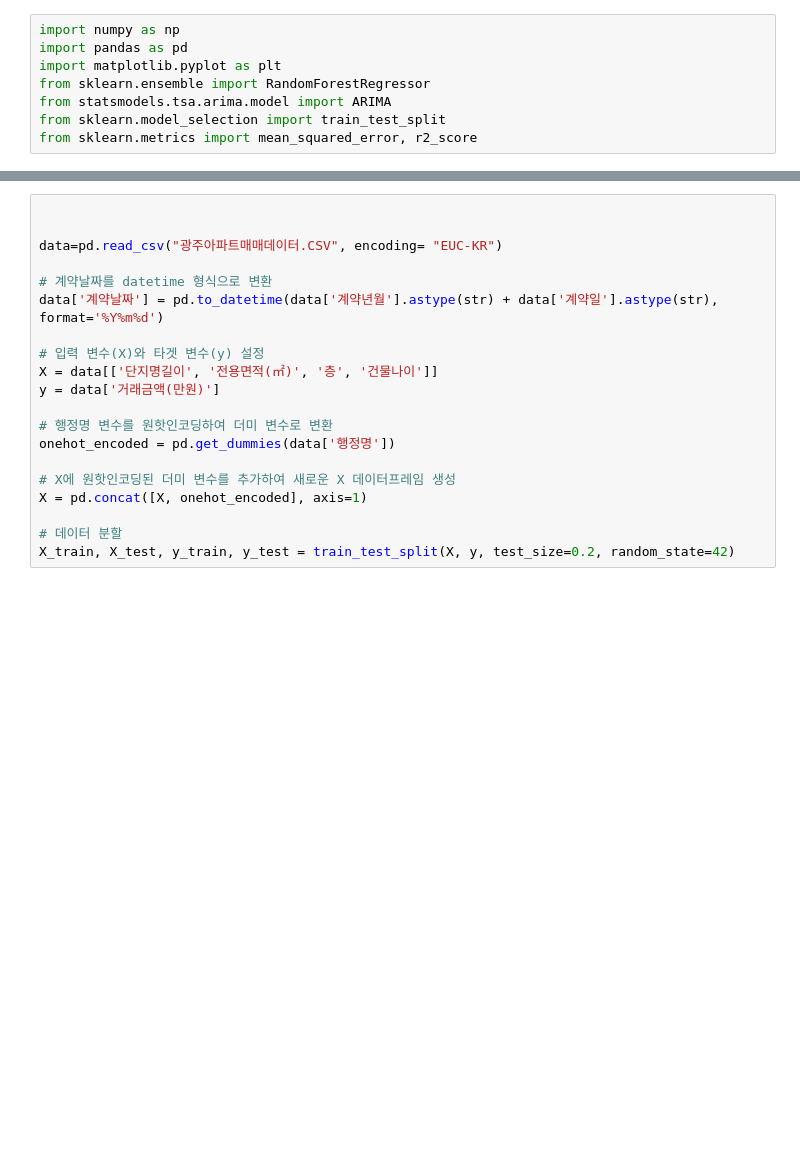
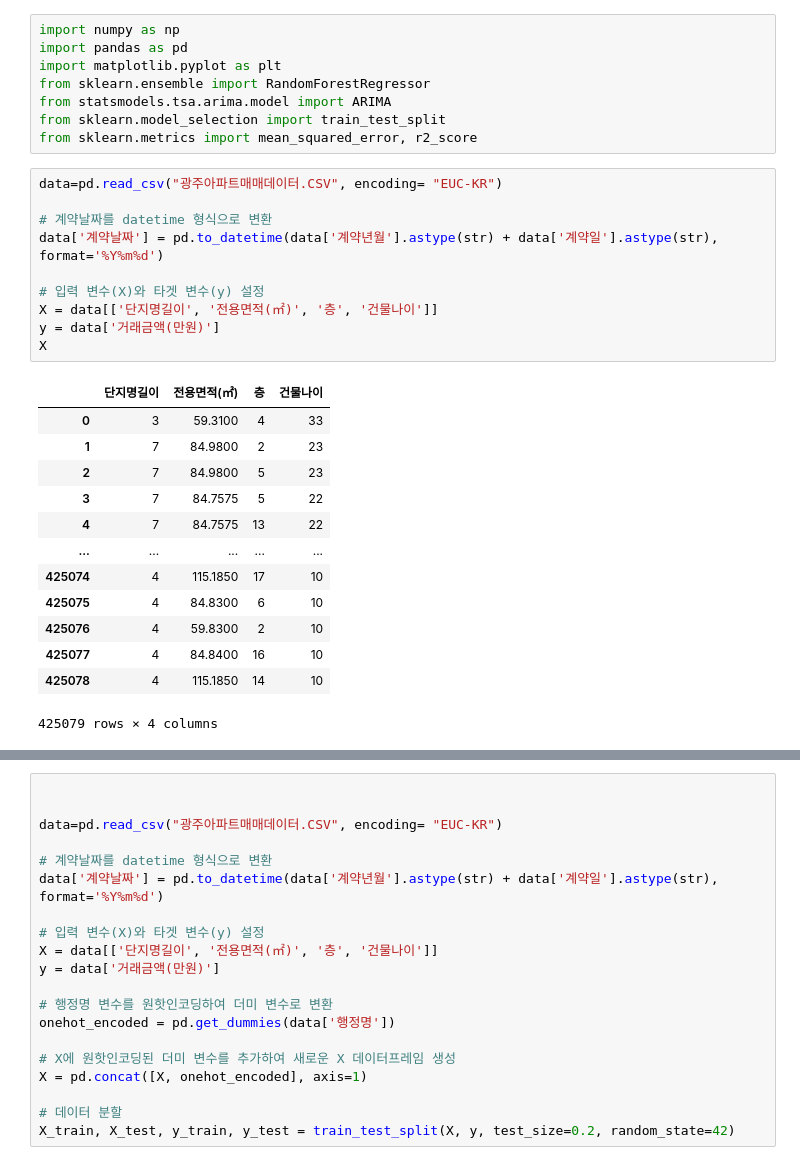
Before and after one commit to 2023-AISCHOOL-APP/araboraGJapt, a Jupyter notebook: byeongmin/결합모델 예측데이터 값 출력.ipynb, the cells around one changed output, grey strips where cells are left out. Drawn from its saved outputs; the diff is of its cells as text; blank space fills up the shorter version.

```diff
--- a/byeongmin/결합모델 예측데이터 값 출력.ipynb
+++ b/byeongmin/결합모델 예측데이터 값 출력.ipynb
@@ -6,3 +6,27 @@ from sklearn.ensemble import RandomForestRegressor
 from statsmodels.tsa.arima.model import ARIMA
 from sklearn.model_selection import train_test_split
 from sklearn.metrics import mean_squared_error, r2_score
+# %%
+data=pd.read_csv("광주아파트매매데이터.CSV", encoding= "EUC-KR")
+
+# 계약날짜를 datetime 형식으로 변환
+data['계약날짜'] = pd.to_datetime(data['계약년월'].astype(str) + data['계약일'].astype(str), format='%Y%m%d')
+
+# 입력 변수(X)와 타겟 변수(y) 설정
+X = data[['단지명길이', '전용면적(㎡)', '층', '건물나이']]
+y = data['거래금액(만원)']
+X
+# %% [output]
+|  | 단지명길이 | 전용면적(㎡) | 층 | 건물나이 |
+| 0 | 3 | 59.3100 | 4 | 33 |
+| 1 | 7 | 84.9800 | 2 | 23 |
+| 2 | 7 | 84.9800 | 5 | 23 |
+| 3 | 7 | 84.7575 | 5 | 22 |
+| 4 | 7 | 84.7575 | 13 | 22 |
+| ... | ... | ... | ... | ... |
+| 425074 | 4 | 115.1850 | 17 | 10 |
+| 425075 | 4 | 84.8300 | 6 | 10 |
+| 425076 | 4 | 59.8300 | 2 | 10 |
+| 425077 | 4 | 84.8400 | 16 | 10 |
+| 425078 | 4 | 115.1850 | 14 | 10 |
+425079 rows × 4 columns
```
Also changed, not shown: parts of 11 cells of this notebook.
